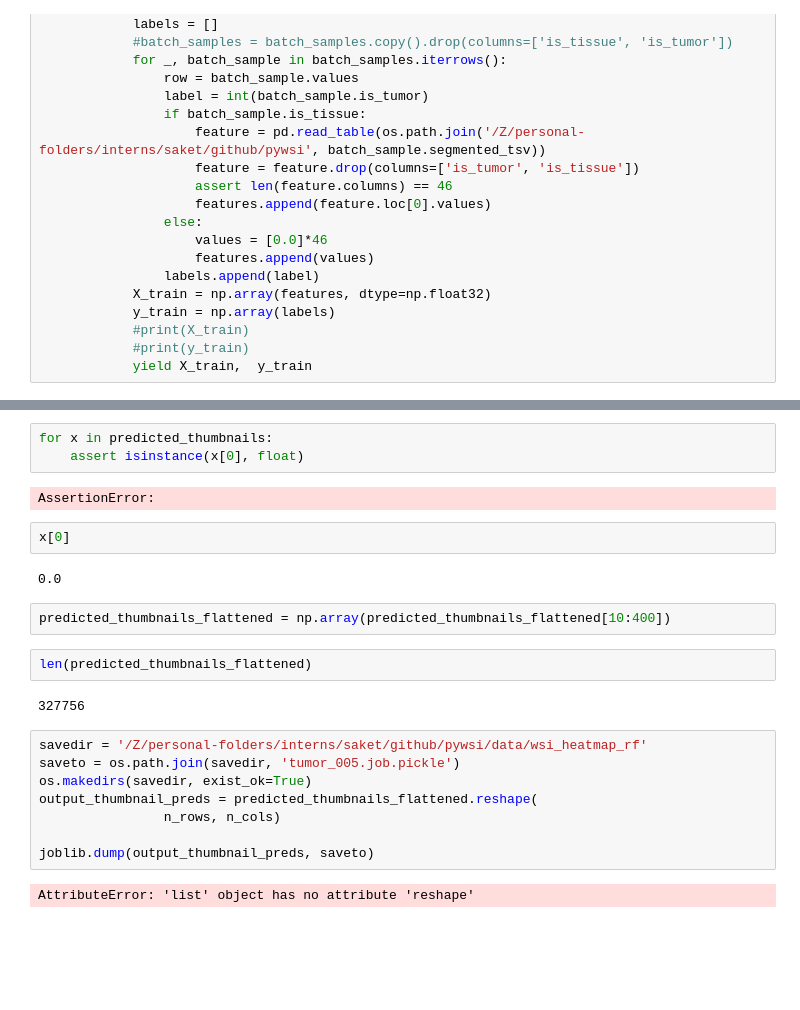
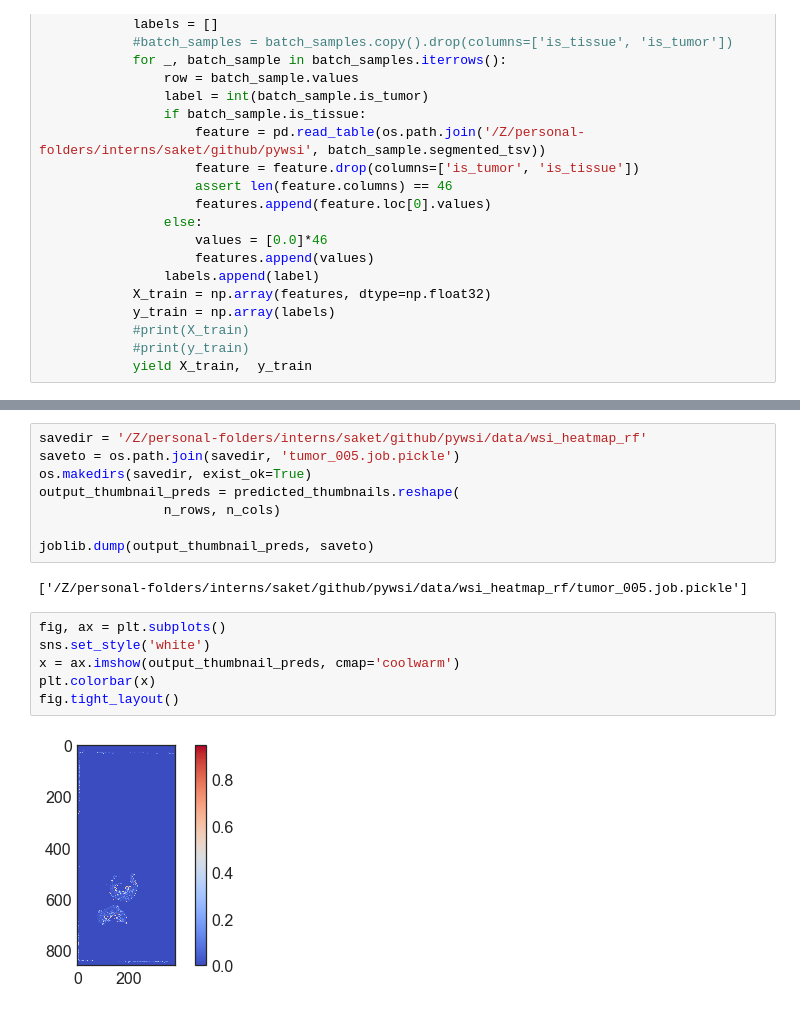
Before and after one commit to saketkc/pyvirchow, a Jupyter notebook: notebooks/RFSegmentation.ipynb, the cells around one changed output, grey strips where cells are left out. Saved outputs shown, nothing was run; the diff lists cells and outputs as text; blank space fills up the shorter version.

```diff
--- a/notebooks/RFSegmentation.ipynb
+++ b/notebooks/RFSegmentation.ipynb
@@ -497,25 +489,18 @@ predicted_thumbnails_flattened = [x[0] for x in predicted_thumbnails]
-# %%
-for x in predicted_thumbnails:
-    assert isinstance(x[0], float)
-# %% [output]
-AssertionError:
-# %%
-x[0]
-# %% [output]
-0.0
-# %%
-predicted_thumbnails_flattened = np.array(predicted_thumbnails_flattened[10:400])
-# %%
-len(predicted_thumbnails_flattened)
-# %% [output]
-327756
 # %%
 savedir = '/Z/personal-folders/interns/saket/github/pywsi/data/wsi_heatmap_rf'
 saveto = os.path.join(savedir, 'tumor_005.job.pickle')
 os.makedirs(savedir, exist_ok=True)
-output_thumbnail_preds = predicted_thumbnails_flattened.reshape(
+output_thumbnail_preds = predicted_thumbnails.reshape(
                 n_rows, n_cols)
 
 joblib.dump(output_thumbnail_preds, saveto)
 # %% [output]
-AttributeError: 'list' object has no attribute 'reshape'
+['/Z/personal-folders/interns/saket/github/pywsi/data/wsi_heatmap_rf/tumor_005.job.pickle']
+# %%
+fig, ax = plt.subplots()
+sns.set_style('white')
+x = ax.imshow(output_thumbnail_preds, cmap='coolwarm')
+plt.colorbar(x)
+fig.tight_layout()
+# %% [output]
+[figure, added]
```
Also changed, not shown: parts of 3 cells of this notebook, 2 other files.
